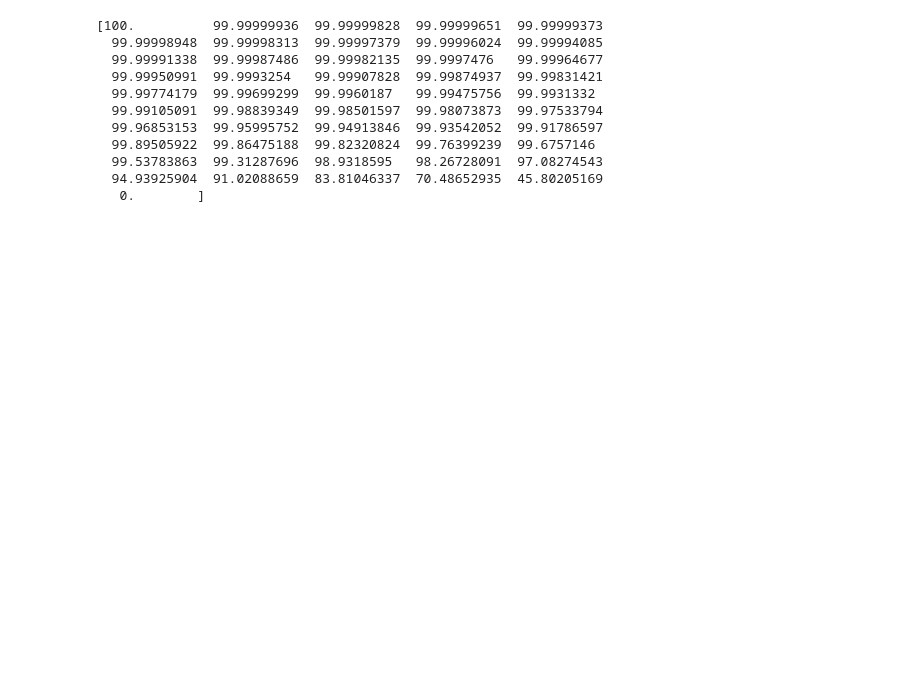
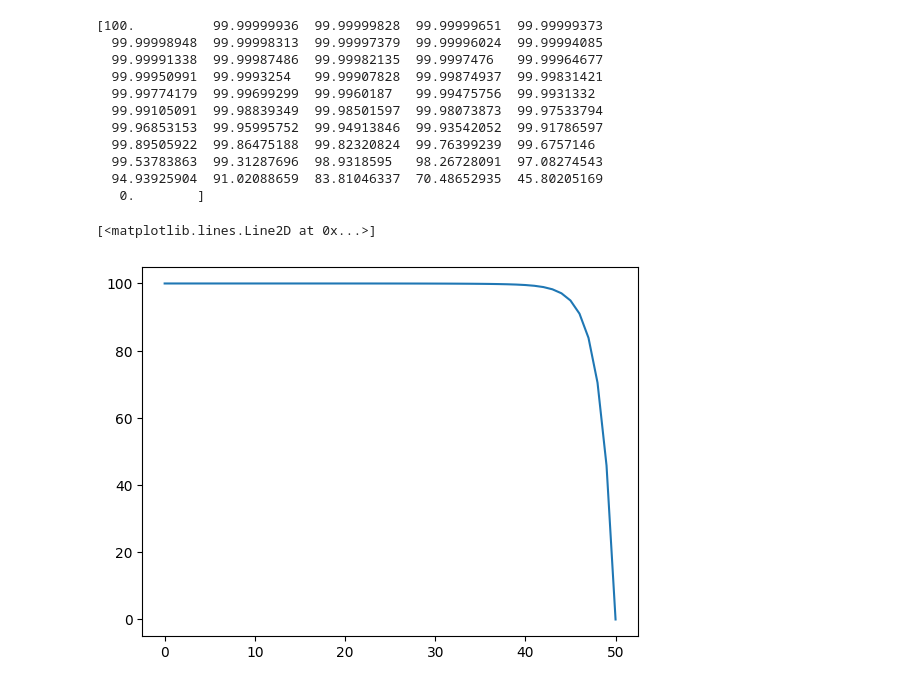
Before and after one commit to YTL528/Numerical-model-of-reactive-transport, a Jupyter notebook: Crank-Nicolson.ipynb, the cells around one changed output. Drawn from its saved outputs; the diff is of its cells as text; code cells hidden in the pictures; blank space fills up the shorter version.

```diff
--- a/Crank-Nicolson.ipynb
+++ b/Crank-Nicolson.ipynb
@@ -67,3 +67,8 @@ print(Cnew)
   99.53783863  99.31287696  98.9318595   98.26728091  97.08274543
   94.93925904  91.02088659  83.81046337  70.48652935  45.80205169
    0.        ]
+# %%
+plt.plot(Cnew)
+# %% [output]
+[<matplotlib.lines.Line2D at 0x...>]
+[figure, added]
```
Also changed, not shown: 2 other files.
